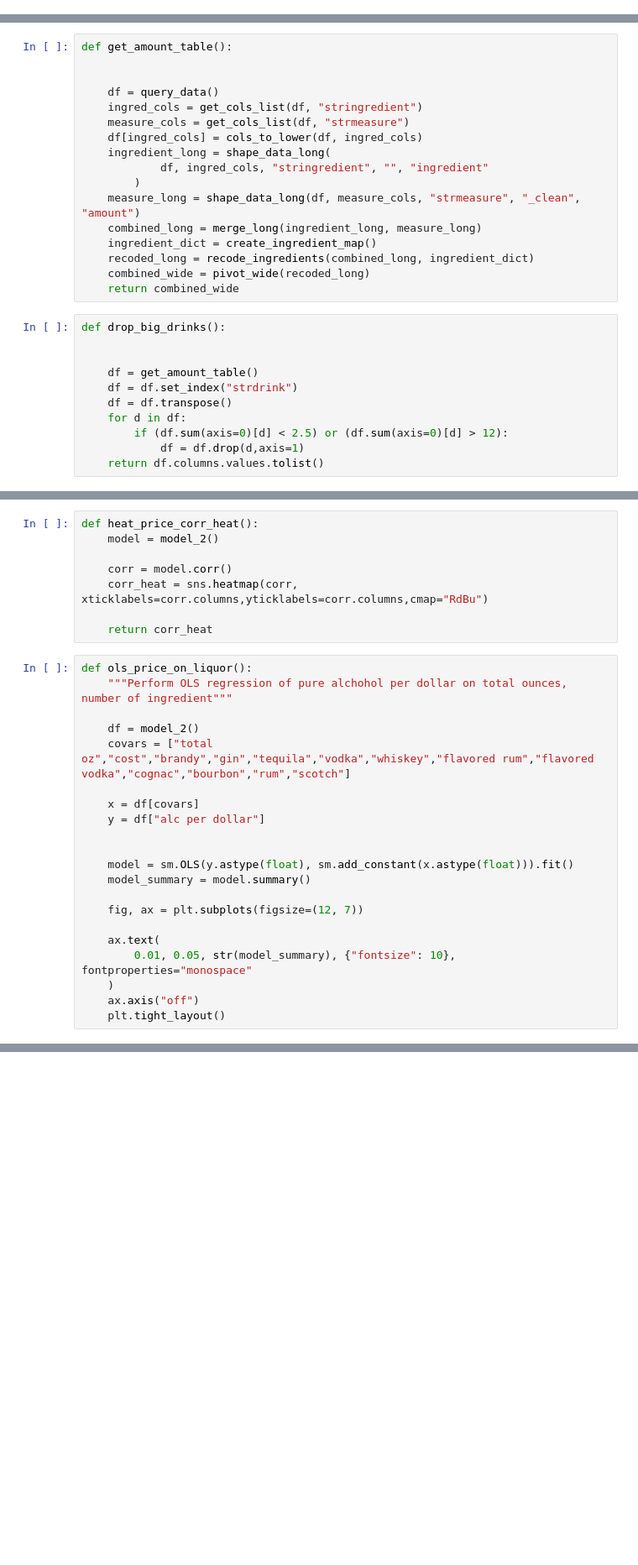
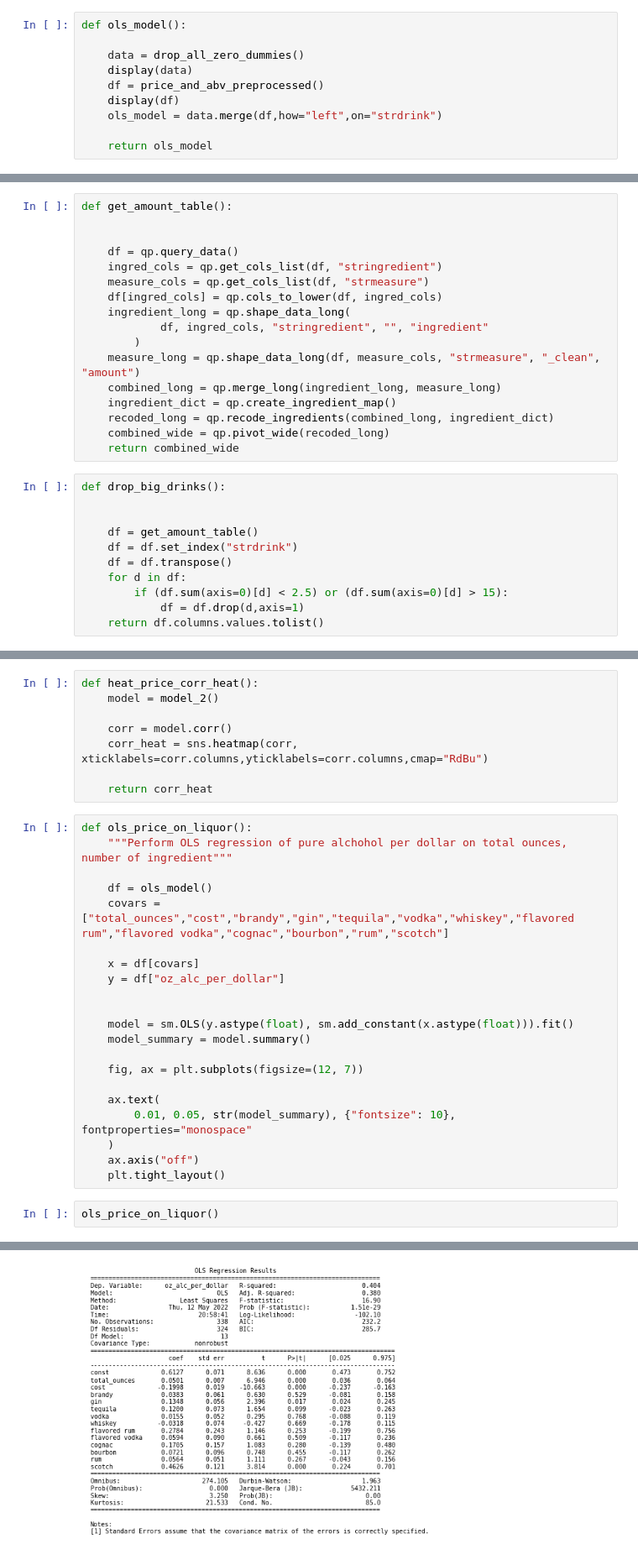
Before and after one commit to ElliottMetzler/the-manhattan-project, a Jupyter notebook: code/drink_costs.ipynb, the cells around one changed output, grey strips where cells are left out. Shown at 84% size. Cells and saved outputs as stored; diff of their text form; blank space fills up the shorter version.

Commit message:
model done

```diff
--- a/code/drink_costs.ipynb
+++ b/code/drink_costs.ipynb
@@ -38,3 +68,13 @@ def create_dummies():
+# %%
+def ols_model():
+
+    data = drop_all_zero_dummies()
+    display(data)
+    df = price_and_abv_preprocessed()
+    display(df)
+    ols_model = data.merge(df,how="left",on="strdrink")
+
+    return ols_model
 # %%
 def summmary_of_oz():
     """"Creates summary table for ingredients in ounces"""
@@ -73,18 +113,18 @@ def summary_of_usage():
 def get_amount_table():
 
 
-    df = query_data()
-    ingred_cols = get_cols_list(df, "stringredient")
-    measure_cols = get_cols_list(df, "strmeasure")
-    df[ingred_cols] = cols_to_lower(df, ingred_cols)
-    ingredient_long = shape_data_long(
+    df = qp.query_data()
+    ingred_cols = qp.get_cols_list(df, "stringredient")
+    measure_cols = qp.get_cols_list(df, "strmeasure")
+    df[ingred_cols] = qp.cols_to_lower(df, ingred_cols)
+    ingredient_long = qp.shape_data_long(
             df, ingred_cols, "stringredient", "", "ingredient"
         )
-    measure_long = shape_data_long(df, measure_cols, "strmeasure", "_clean", "amount")
-    combined_long = merge_long(ingredient_long, measure_long)
-    ingredient_dict = create_ingredient_map()
-    recoded_long = recode_ingredients(combined_long, ingredient_dict)
-    combined_wide = pivot_wide(recoded_long)
+    measure_long = qp.shape_data_long(df, measure_cols, "strmeasure", "_clean", "amount")
+    combined_long = qp.merge_long(ingredient_long, measure_long)
+    ingredient_dict = qp.create_ingredient_map()
+    recoded_long = qp.recode_ingredients(combined_long, ingredient_dict)
+    combined_wide = qp.pivot_wide(recoded_long)
     return combined_wide
 # %%
 def drop_big_drinks():
@@ -94,7 +134,7 @@ def drop_big_drinks():
     df = df.set_index("strdrink")
     df = df.transpose()
     for d in df:
-        if (df.sum(axis=0)[d] < 2.5) or (df.sum(axis=0)[d] > 12):
+        if (df.sum(axis=0)[d] < 2.5) or (df.sum(axis=0)[d] > 15):
             df = df.drop(d,axis=1)
     return df.columns.values.tolist()
 # %%
@@ -242,11 +284,11 @@ def heat_price_corr_heat():
 def ols_price_on_liquor():
     """Perform OLS regression of pure alchohol per dollar on total ounces, number of ingredient"""
 
-    df = model_2()
-    covars = ["total oz","cost","brandy","gin","tequila","vodka","whiskey","flavored rum","flavored vodka","cognac","bourbon","rum","scotch"]
+    df = ols_model()
+    covars = ["total_ounces","cost","brandy","gin","tequila","vodka","whiskey","flavored rum","flavored vodka","cognac","bourbon","rum","scotch"]
 
     x = df[covars]
-    y = df["alc per dollar"]
+    y = df["oz_alc_per_dollar"]
 
 
     model = sm.OLS(y.astype(float), sm.add_constant(x.astype(float))).fit()
@@ -259,3 +301,6 @@ def ols_price_on_liquor():
     )
     ax.axis("off")
     plt.tight_layout()
+# %%
+ols_price_on_liquor()
+# %% [output]
@@ -262,3 +335,4 @@ def ols_price_on_liquor():
+[figure, added]
 # %%
 def save_plot(figure_obj, output_directory, output_file_name):
     """Function takes in a figure, the output directory and file name and saves the figure"""
```
Also changed, not shown: parts of 7 cells of this notebook, 1 other file.
